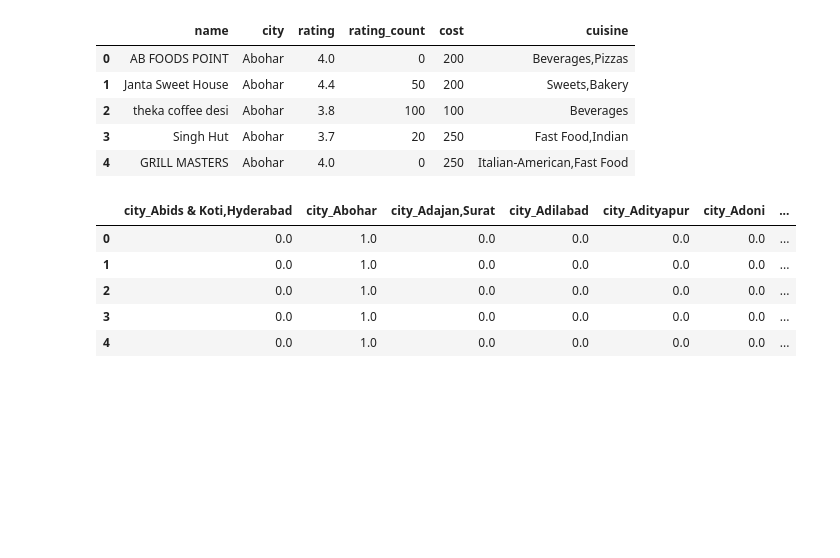
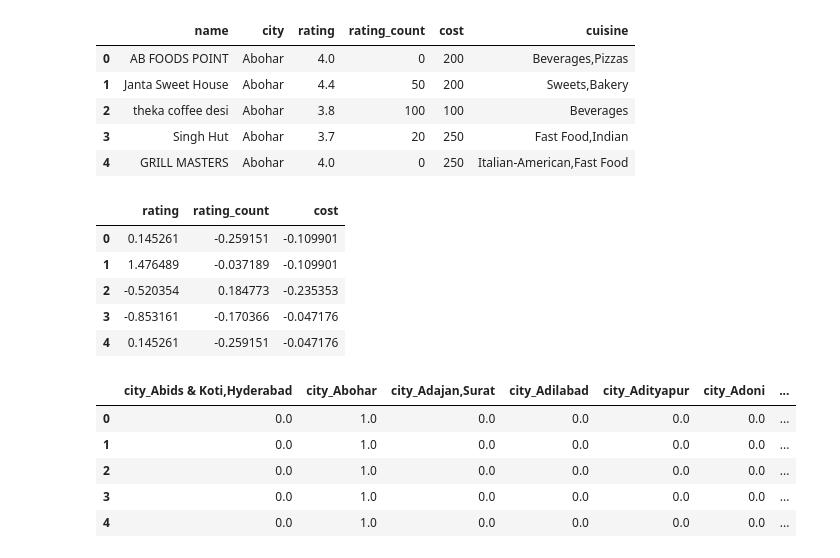
Before and after one commit to ShigilSasi/Swiggy_Restaurant_Recommendation_System_Using_Streamlit, a Jupyter notebook: Swiggy_ML.ipynb, the cells around one changed output. Saved outputs shown, nothing was run; the diff lists cells and outputs as text; code cells hidden in the pictures; blank space fills up the shorter version.

```diff
--- a/Swiggy_ML.ipynb
+++ b/Swiggy_ML.ipynb
@@ -272 +283,10 @@ encoded_cat_df = pd.DataFrame(
+# %%
+scaled_num_df.head()
+# %% [output]
+|  | rating | rating_count | cost |
+| 0 | 0.145261 | -0.259151 | -0.109901 |
+| 1 | 1.476489 | -0.037189 | -0.109901 |
+| 2 | -0.520354 | 0.184773 | -0.235353 |
+| 3 | -0.853161 | -0.170366 | -0.047176 |
+| 4 | 0.145261 | -0.259151 | -0.047176 |
 # %%
```
Also changed, not shown: parts of 12 cells of this notebook.
